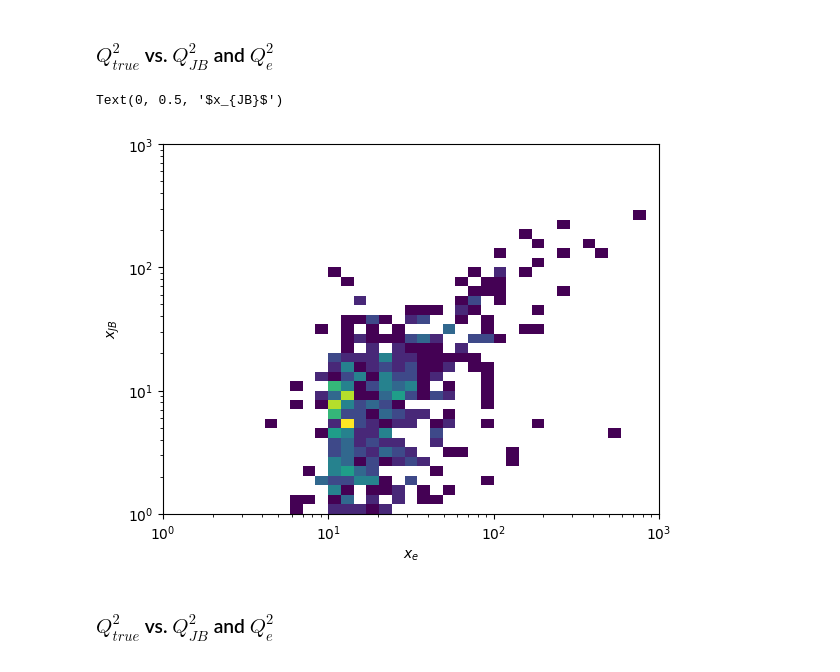
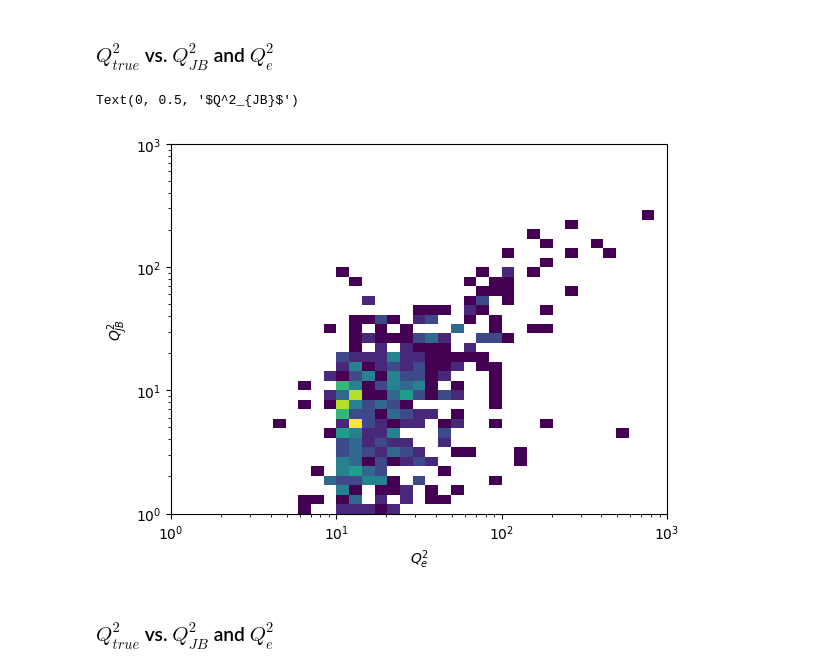
Before and after one commit to holt-rogers/EIC_JLAB_analysis, a Jupyter notebook: tasks/Graphing xe vs xJB.ipynb, the cells around one changed output. Cells and saved outputs as stored; diff of their text form; code cells hidden in the pictures.

```diff
--- a/tasks/Graphing xe vs xJB.ipynb
+++ b/tasks/Graphing xe vs xJB.ipynb
@@ -189,15 +189,15 @@ plt.subplots_adjust(left=0.1, bottom=0.3, right=1.3, top=0.9, wspace=0.4, hspace
 # %%
 
 Q2_bins = np.logspace(0, 3, 40) # specify exponents of 10
 
 plt.hist2d(Q2e, Q2jb, bins = [Q2_bins, Q2_bins],cmin = 1)
 plt.xscale('log')
 plt.yscale('log')
-plt.xlabel('$x_e$')
-plt.ylabel('$x_{JB}$')
+plt.xlabel('$Q^2_e$')
+plt.ylabel('$Q^2_{JB}$')
 # %% [output]
-Text(0, 0.5, '$x_{JB}$')
+Text(0, 0.5, '$Q^2_{JB}$')
-[figure, old version]
+[figure, new version]
 # %% [markdown]
 ### $Q^2_{true}$ vs. $Q^2_{JB}$ and $Q^2_{e}$
 # %%
```
Also changed, not shown: 1 other file.
